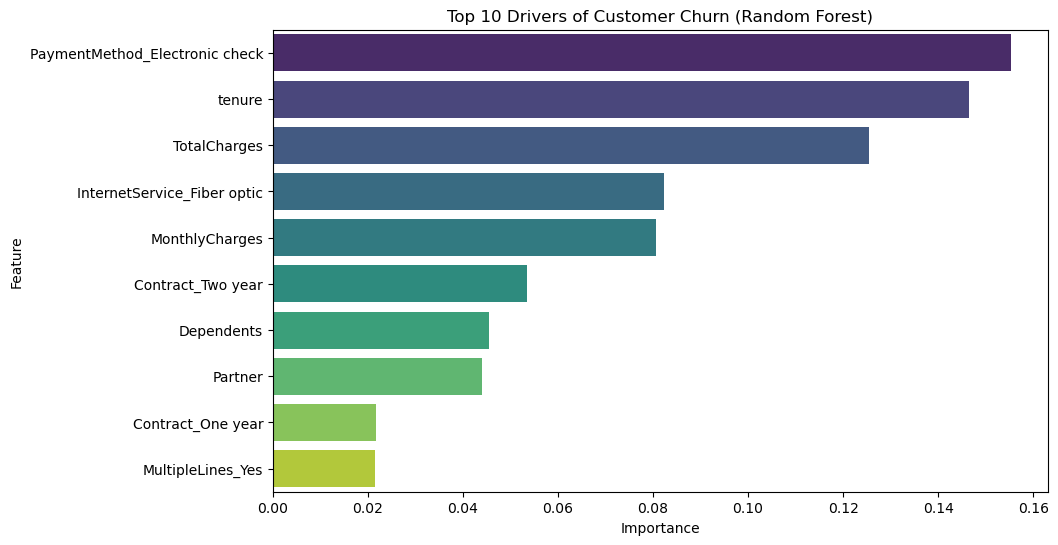
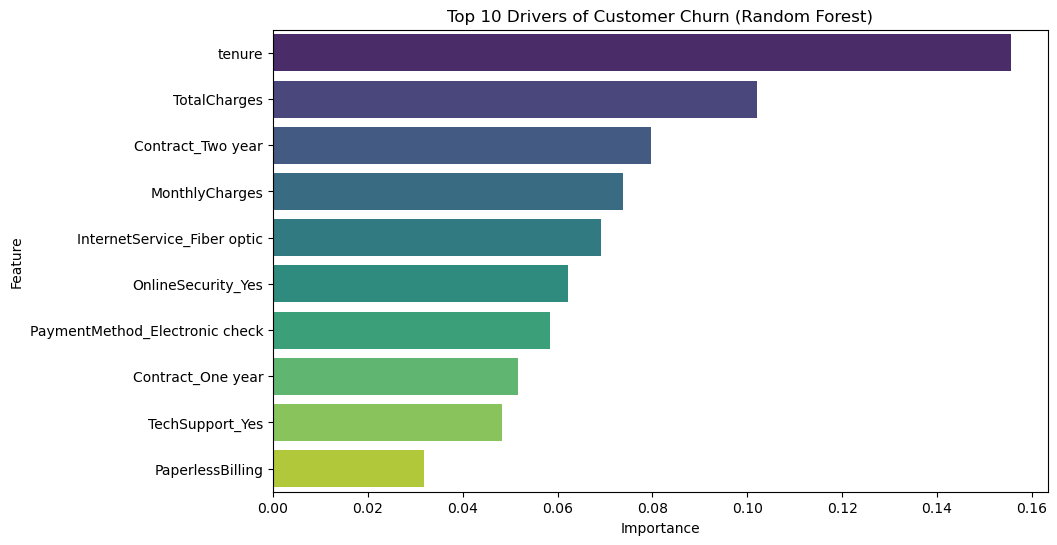
The change to this notebook cell's code, shown as a diff; its figure went from the first image to the second:
--- before
+++ after
@@ -11,3 +11,4 @@
 sns.barplot(x='Importance', y='Feature', data=feature_importance_df, palette='viridis')
 plt.title('Top 10 Drivers of Customer Churn (Random Forest)')
+plt.savefig('images/feature_importance.png', dpi=300, bbox_inches='tight')
 plt.show()

Commit: Jupyter notebook